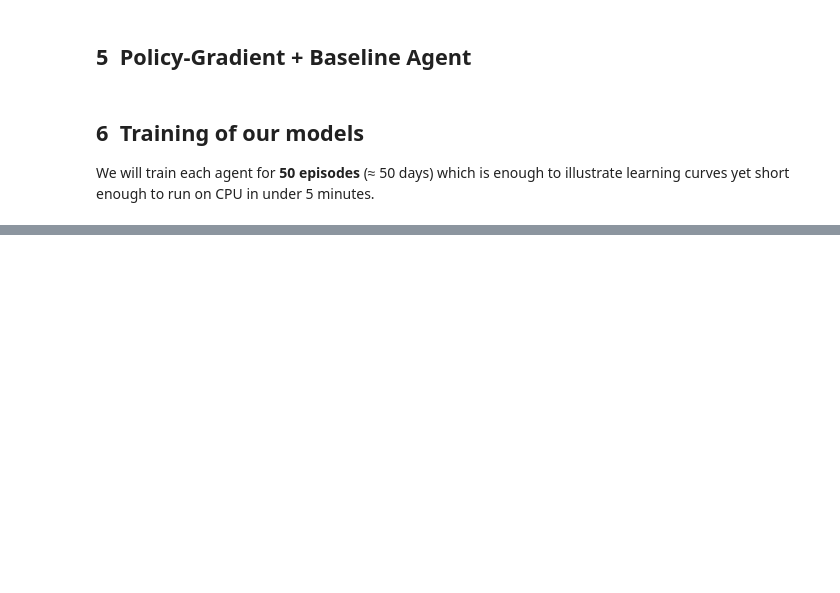
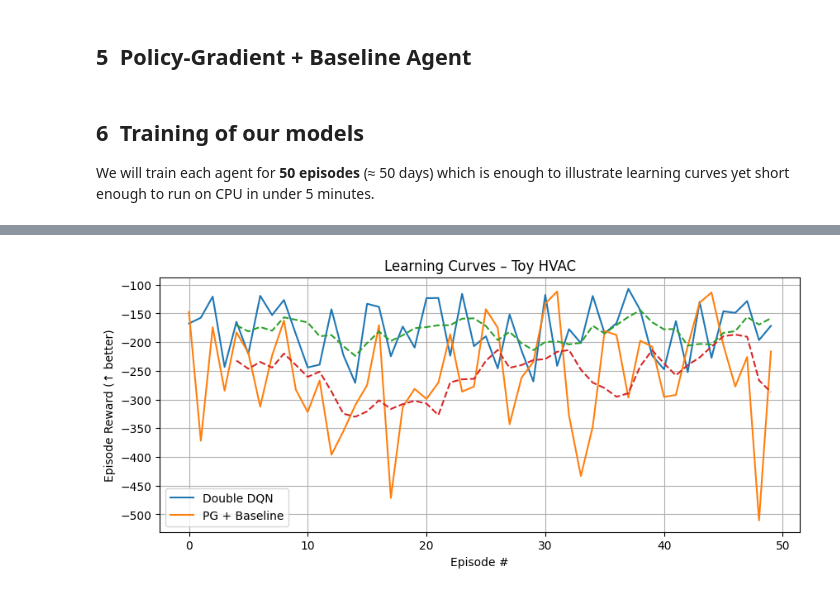
Before and after one commit to naeemhassan09/HVAC-RL-Controllers, a Jupyter notebook: Naeem-20054701-CA.ipynb, the cells around one changed output, grey strips where cells are left out. Saved outputs shown, nothing was run; the diff lists cells and outputs as text; code cells hidden in the pictures; blank space fills up the shorter version.

```diff
--- a/Naeem-20054701-CA.ipynb
+++ b/Naeem-20054701-CA.ipynb
@@ -149,7 +149,7 @@ class HVACEnv(gym.Env):
 
     def step(self, action: Tuple[int, np.ndarray]):
         sat_choice, damper = action
-        damper = float(damper[0])
+        damper = float(damper)
         sat_temp = float(sat_choice + 16)  # Convert 0-6 to 16-22°C
 
         # Unpack state
@@ -552,0 +577,20 @@ ValueError: setting an array element with a sequence. The requested array has an
+# %%
+plt.figure(figsize=(10, 4))
+plt.plot(dqn_rewards, label="Double DQN")
+plt.plot(pg_rewards, label="PG + Baseline")
+plt.xlabel("Episode #")
+plt.ylabel("Episode Reward (↑ better)")
+plt.title("Learning Curves – Toy HVAC")
+
+# Add running average
+window = 5
+dqn_smooth = np.convolve(dqn_rewards, np.ones(window) / window, mode="valid")
+pg_smooth = np.convolve(pg_rewards, np.ones(window) / window, mode="valid")
+plt.plot(range(window - 1, len(dqn_smooth) + window - 1), dqn_smooth, linestyle="--")
+plt.plot(range(window - 1, len(pg_smooth) + window - 1), pg_smooth, linestyle="--")
+
+plt.legend()
+plt.grid(True)
+plt.show()
+# %% [output]
+[figure, added]
```
Also changed, not shown: parts of 3 cells of this notebook.
